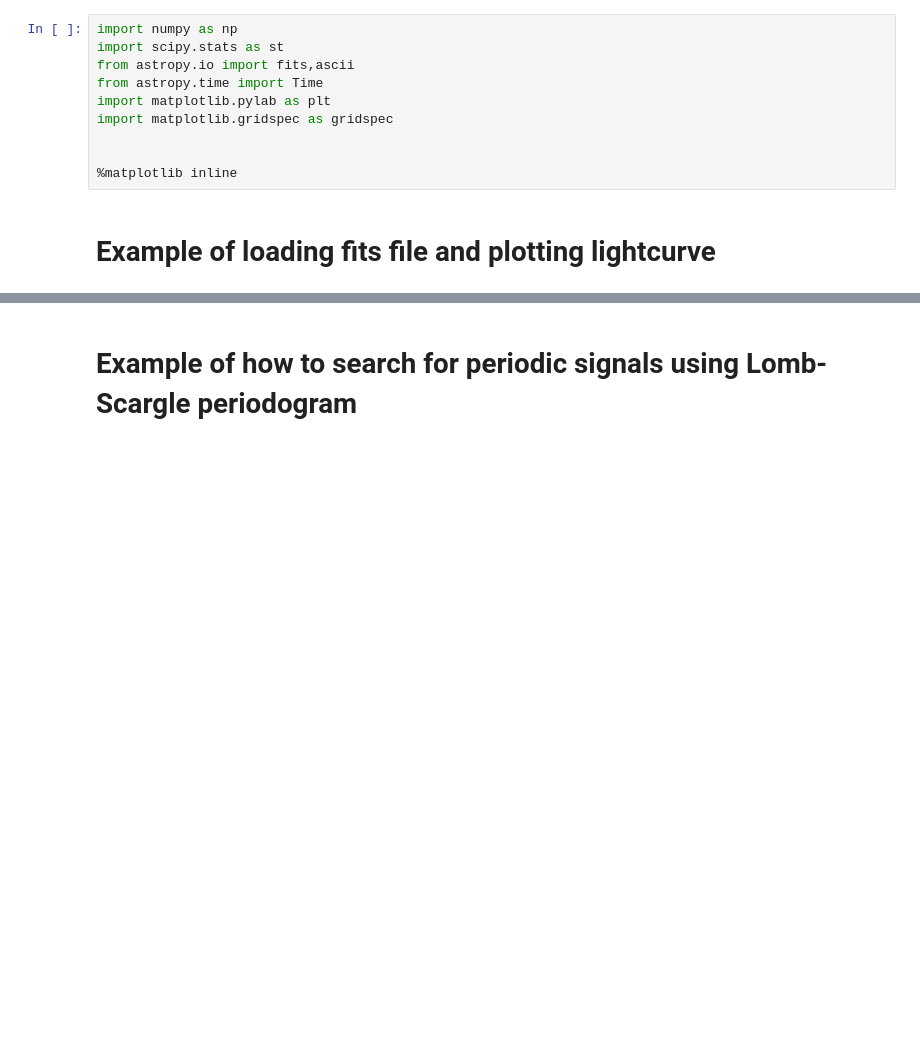
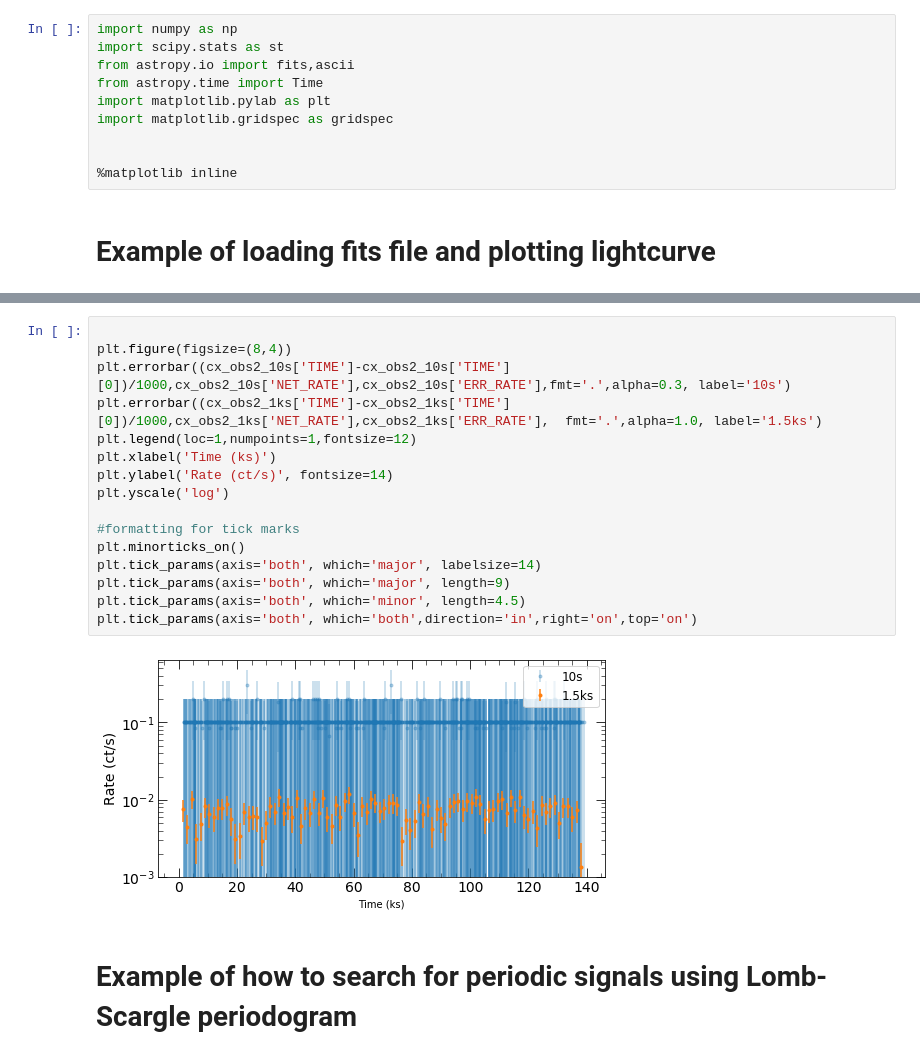
Before and after one commit to kcdage/fits_lightcurves, a Jupyter notebook: noise_notebook.ipynb, the cells around one changed output, grey strips where cells are left out. Saved outputs shown, nothing was run; the diff lists cells and outputs as text; blank space fills up the shorter version.

```diff
--- a/noise_notebook.ipynb
+++ b/noise_notebook.ipynb
@@ -35,2 +43,20 @@ plt.tick_params(axis='both', which='both',direction='in',right='on',top='on')
+# %%
+
+plt.figure(figsize=(8,4))
+plt.errorbar((cx_obs2_10s['TIME']-cx_obs2_10s['TIME'][0])/1000,cx_obs2_10s['NET_RATE'],cx_obs2_10s['ERR_RATE'],fmt='.',alpha=0.3, label='10s')
+plt.errorbar((cx_obs2_1ks['TIME']-cx_obs2_1ks['TIME'][0])/1000,cx_obs2_1ks['NET_RATE'],cx_obs2_1ks['ERR_RATE'],  fmt='.',alpha=1.0, label='1.5ks')
+plt.legend(loc=1,numpoints=1,fontsize=12)
+plt.xlabel('Time (ks)')
+plt.ylabel('Rate (ct/s)', fontsize=14)
+plt.yscale('log')
+
+#formatting for tick marks
+plt.minorticks_on()
+plt.tick_params(axis='both', which='major', labelsize=14)
+plt.tick_params(axis='both', which='major', length=9)
+plt.tick_params(axis='both', which='minor', length=4.5)
+plt.tick_params(axis='both', which='both',direction='in',right='on',top='on')
+# %% [output]
+[figure, added]
 # %% [markdown]
 # Example of how to search for periodic signals using Lomb-Scargle periodogram
```
Also changed, not shown: parts of 6 cells of this notebook, 10 other files.
